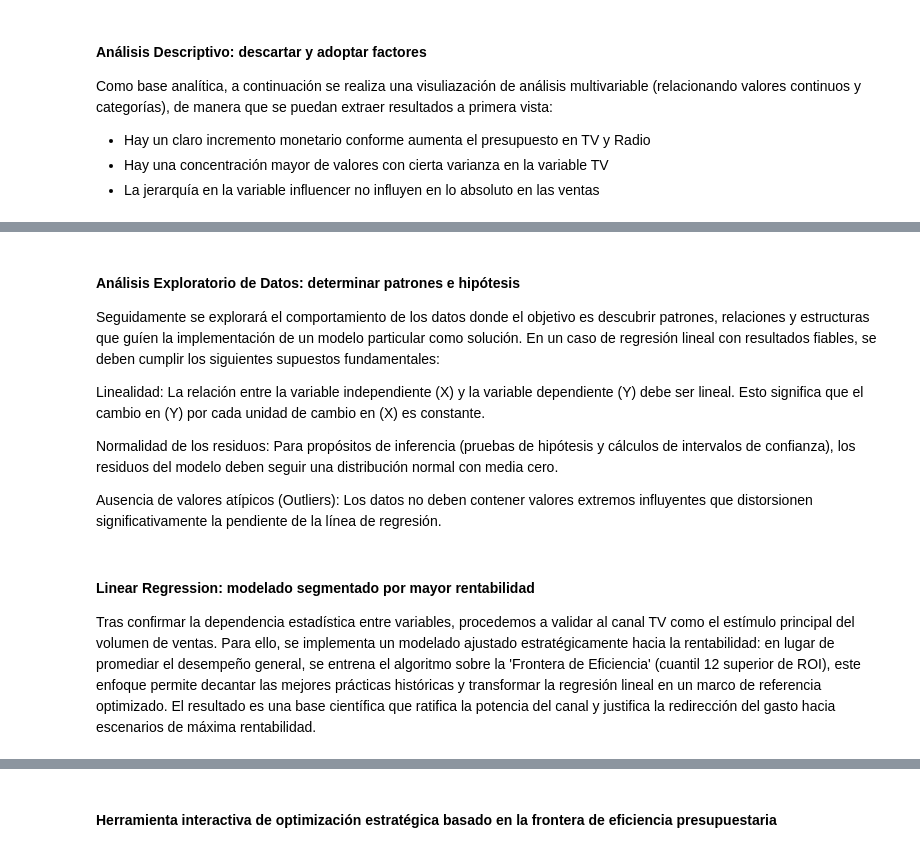
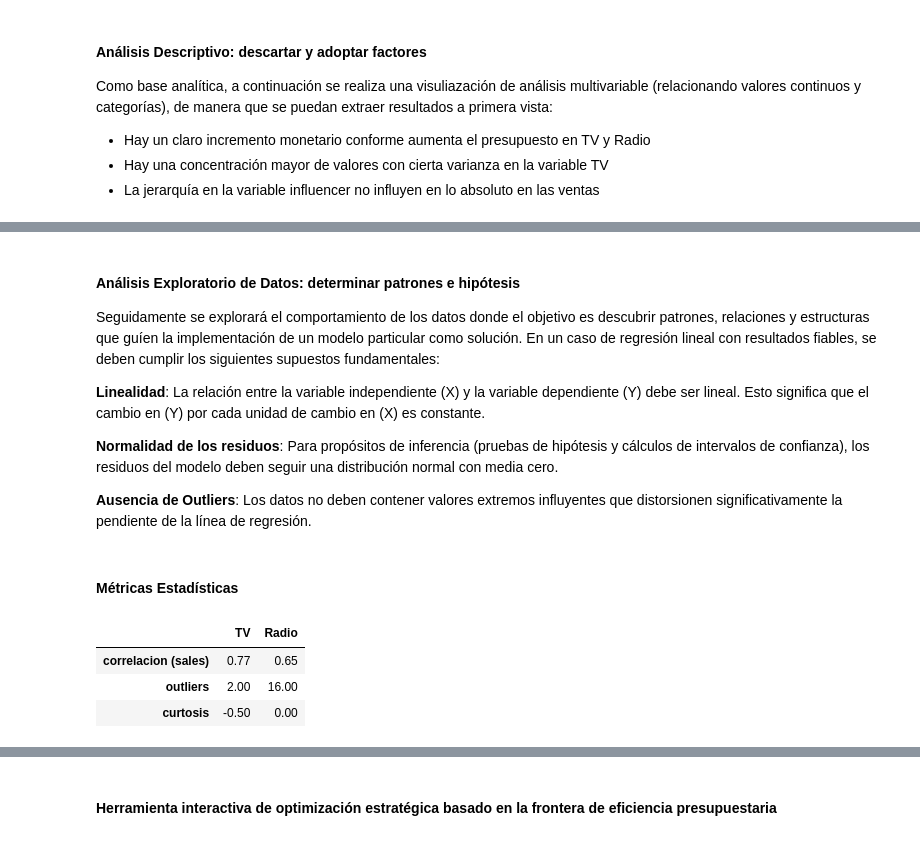
Before and after one commit to genagithub/proyecto-2, a Jupyter notebook: proyecto_2_mmm_product.ipynb, the cells around one changed output, grey strips where cells are left out. Cells and saved outputs as stored; diff of their text form; code cells hidden in the pictures.

```diff
--- a/proyecto_2_mmm_product.ipynb
+++ b/proyecto_2_mmm_product.ipynb
@@ -57,34 +84,38 @@ plt.show()
 
 Seguidamente se explorará el comportamiento de los datos donde el objetivo es descubrir patrones, relaciones y estructuras que guíen la implementación de un modelo particular como solución. En un caso de regresión lineal con resultados fiables, se deben cumplir los siguientes supuestos fundamentales:
 
-Linealidad: La relación entre la variable independiente (X) y la variable dependiente (Y) debe ser lineal. Esto significa que el cambio en (Y) por cada unidad de cambio en (X) es constante.
+**Linealidad**: La relación entre la variable independiente (X) y la variable dependiente (Y) debe ser lineal. Esto significa que el cambio en (Y) por cada unidad de cambio en (X) es constante.
 
-Normalidad de los residuos: Para propósitos de inferencia (pruebas de hipótesis y cálculos de intervalos de confianza), los residuos del modelo deben seguir una distribución normal con media cero.
+**Normalidad de los residuos**: Para propósitos de inferencia (pruebas de hipótesis y cálculos de intervalos de confianza), los residuos del modelo deben seguir una distribución normal con media cero.
 
-Ausencia de valores atípicos (Outliers): Los datos no deben contener valores extremos influyentes que distorsionen significativamente la pendiente de la línea de regresión.
+**Ausencia de Outliers**: Los datos no deben contener valores extremos influyentes que distorsionen significativamente la pendiente de la línea de regresión.
 # %%
 corr_tv, _ = pearsonr(df["tv"], df["sales"])
 corr_radio, _ = pearsonr(df["radio"], df["sales"])
 
 df_zscore = df.loc[:, ["tv","radio"]]
 
 df_zscore["tv_zscore"] = abs(zscore(df["tv"]))
 df_zscore["radio_zscore"] = abs(zscore(df["radio"]))
 
 outliers_tv = df_zscore.loc[df_zscore["tv_zscore"] > 3, "tv_zscore"].shape[0]
 outliers_radio = df_zscore.loc[df_zscore["radio_zscore"] > 3, "radio_zscore"].shape[0]
 
 curtosis_tv = kurtosis(df["tv"])
 curtosis_radio = kurtosis(df["radio"])
 
 data = {
    "TV": [round(corr_tv,2), outliers_tv, round(curtosis_tv,1)],
    "Radio": [round(corr_radio,2), outliers_radio, round(curtosis_radio,1)]
 }
 
 df_measures  = pd.DataFrame(data, index=["correlacion (sales)", "outliers", "curtosis"])
 
-print(df_measures)
+display(Markdown("#### Métricas Estadísticas"))
+display(df_measures)
+# %% [output]
+#### Métricas Estadísticas
+|  | TV | Radio |
+| correlacion (sales) | 0.77 | 0.65 |
+| outliers | 2.00 | 16.00 |
+| curtosis | -0.50 | 0.00 |
-# %% [markdown]
-#### Linear Regression: modelado segmentado por mayor rentabilidad
-Tras confirmar la dependencia estadística entre variables, procedemos a validar al canal TV como el estímulo principal del volumen de ventas. Para ello, se implementa un modelado ajustado estratégicamente hacia la rentabilidad: en lugar de promediar el desempeño general, se entrena el algoritmo sobre la 'Frontera de Eficiencia' (cuantil 12 superior de ROI), este enfoque permite decantar las mejores prácticas históricas y transformar la regresión lineal en un marco de referencia optimizado. El resultado es una base científica que ratifica la potencia del canal y justifica la redirección del gasto hacia escenarios de máxima rentabilidad.
```
Also changed, not shown: parts of 4 cells of this notebook.
